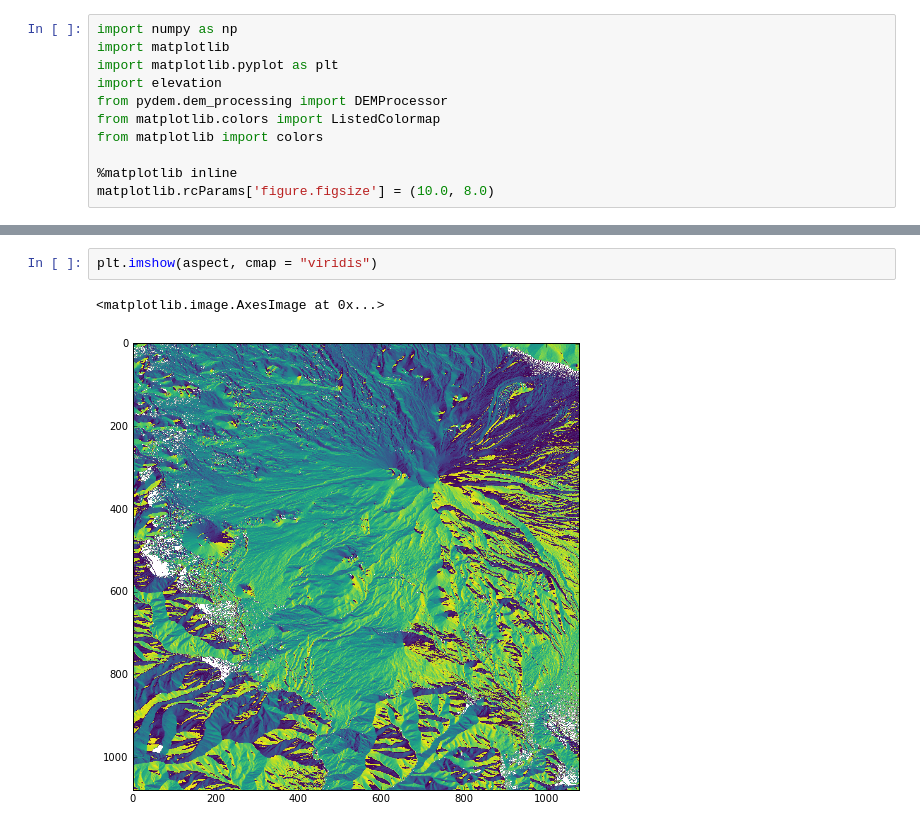
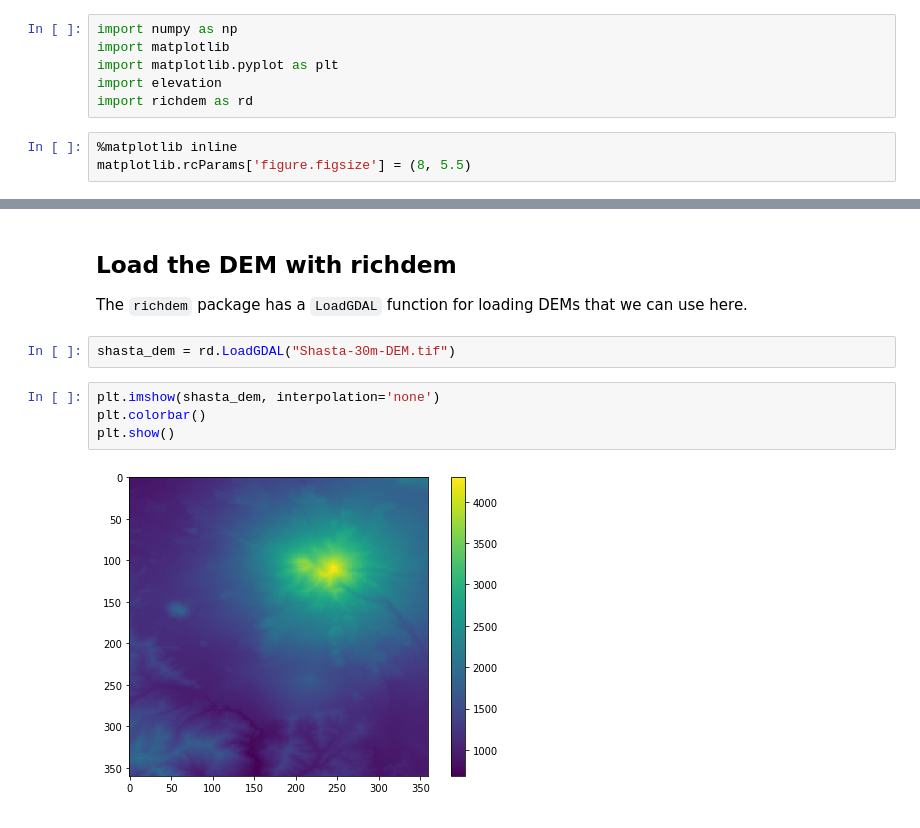
Before and after one commit to earthlab/tutorials, a Jupyter notebook: python/get-slope-aspect-from-digital-elevation-model.ipynb, the cells around one changed output, grey strips where cells are left out. Saved outputs shown, nothing was run; the diff lists cells and outputs as text.

Commit message:
Use richdem to get slope and aspect (python3 compatible)

```diff
--- a/python/get-slope-aspect-from-digital-elevation-model.ipynb
+++ b/python/get-slope-aspect-from-digital-elevation-model.ipynb
@@ -43,12 +37,10 @@ import numpy as np
 import matplotlib
 import matplotlib.pyplot as plt
 import elevation
-from pydem.dem_processing import DEMProcessor
-from matplotlib.colors import ListedColormap
-from matplotlib import colors
-
-%matplotlib inline
-matplotlib.rcParams['figure.figsize'] = (10.0, 8.0)
+import richdem as rd
+# %%
+%matplotlib inline
+matplotlib.rcParams['figure.figsize'] = (8, 5.5)
 # %% [markdown]
 ## Download a digital elevation model
 
@@ -128,5 +50,12 @@ plt.imshow(np.log(mag), cmap="magma")
-# %%
-plt.imshow(aspect, cmap = "viridis")
-# %% [output]
-<matplotlib.image.AxesImage at 0x...>
-[figure, removed]
+# %% [markdown]
+## Load the DEM with richdem
+
+The `richdem` package has a `LoadGDAL` function for loading DEMs that we can use here.
+# %%
+shasta_dem = rd.LoadGDAL("Shasta-30m-DEM.tif")
+# %%
+plt.imshow(shasta_dem, interpolation='none')
+plt.colorbar()
+plt.show()
+# %% [output]
+[figure, added]
```
Also changed, not shown: parts of 13 cells of this notebook.
